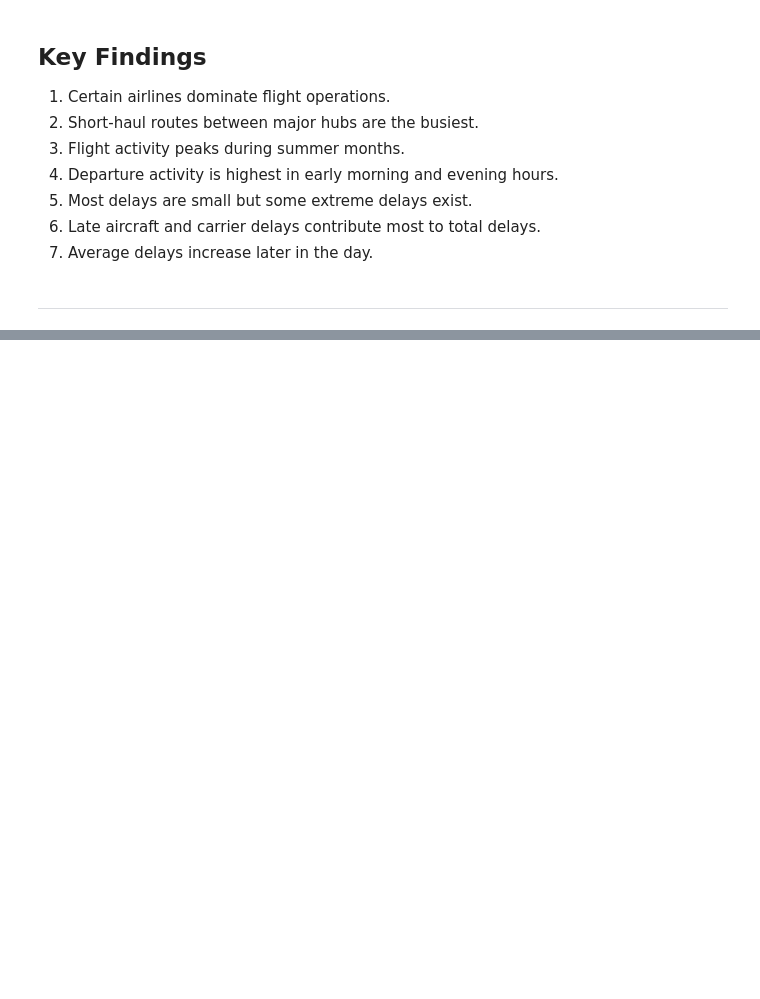
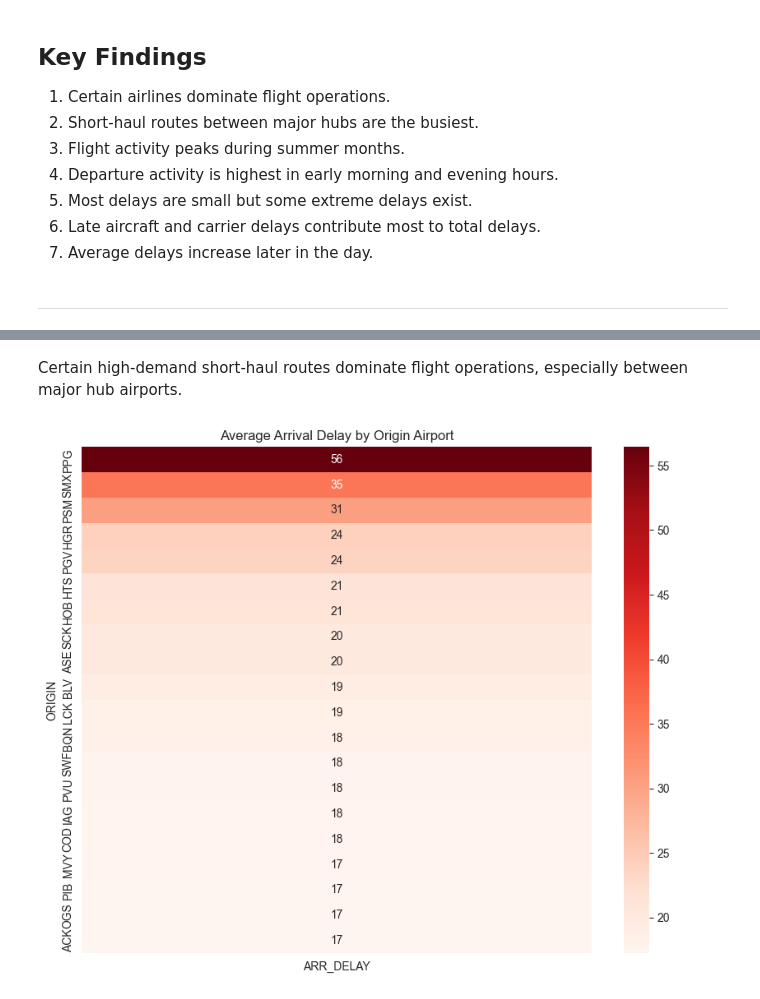
Before and after one commit to springboardmentor1234r/B13-AirFly-Insights-Internship, a Jupyter notebook: AirFly_Insights_Complete_Project.ipynb, the cells around one changed output, grey strips where cells are left out. Drawn from its saved outputs; the diff is of its cells as text; code cells hidden in the pictures; blank space fills up the shorter version.

```diff
--- a/AirFly_Insights_Complete_Project.ipynb
+++ b/AirFly_Insights_Complete_Project.ipynb
@@ -325,0 +345,18 @@ Airlines operating in weather-prone regions show higher average weather delays.
+# %% [markdown]
+Certain high-demand short-haul routes dominate flight operations, especially between major hub airports.
+# %%
+#Delay Heatmap by Airport
+airport_delay = df.groupby('ORIGIN')['ARR_DELAY'].mean().sort_values(ascending=False).head(20)
+
+plt.figure(figsize=(10,8))
+
+sns.heatmap(
+    airport_delay.to_frame(),
+    cmap="Reds",
+    annot=True
+)
+
+plt.title("Average Arrival Delay by Origin Airport")
+plt.show()
+# %% [output]
+[figure, added]
```
Also changed, not shown: parts of 22 cells of this notebook, 1 other file.
